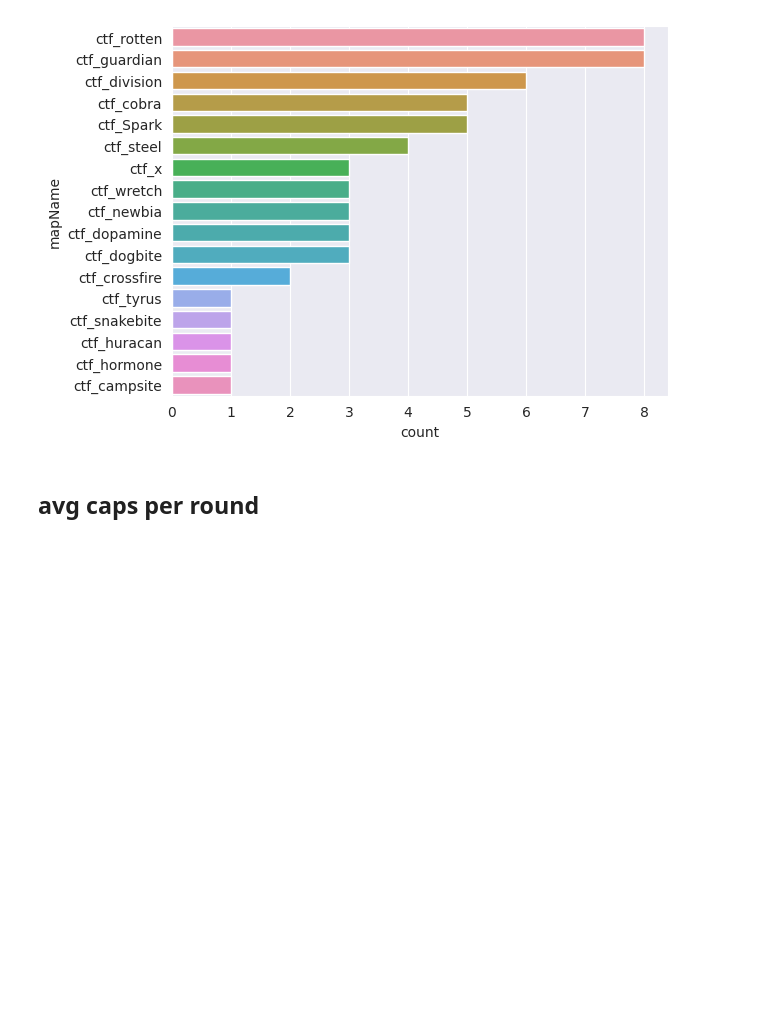
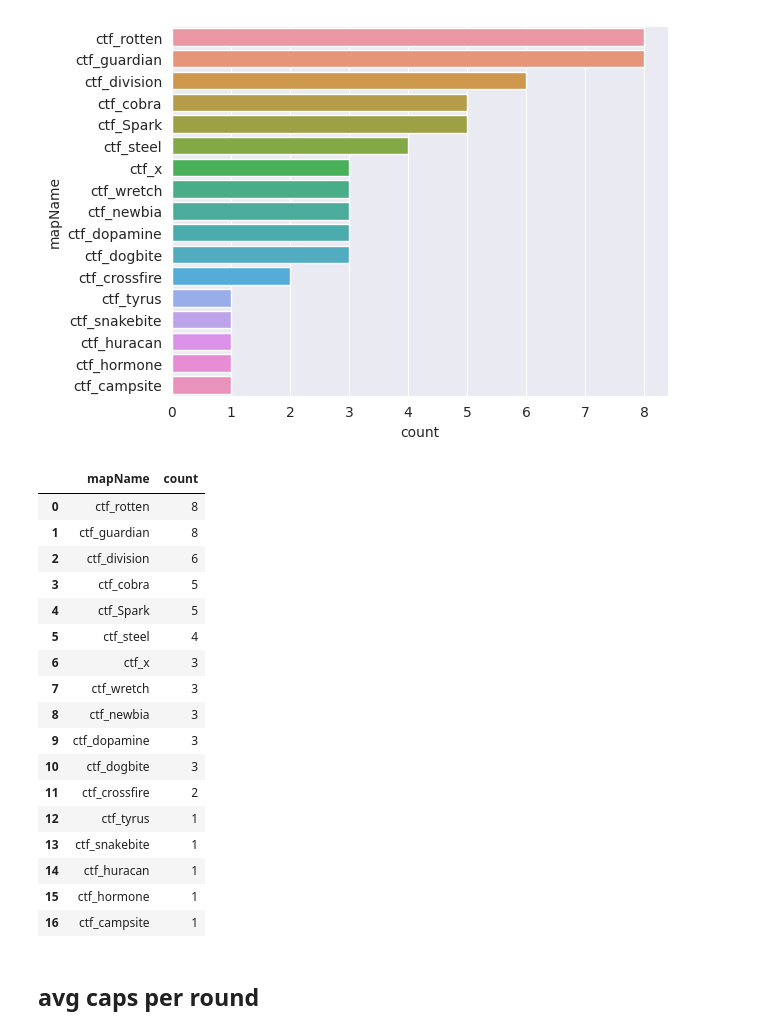
Before and after one commit to s2vndl/s2_1st_tournament_stats, a Jupyter notebook: s2_stats.ipynb, the cells around one changed output. Drawn from its saved outputs; the diff is of its cells as text; code cells hidden in the pictures; blank space fills up the shorter version.

```diff
--- a/s2_stats.ipynb
+++ b/s2_stats.ipynb
@@ -233,8 +231,8 @@ result
 # %% [markdown]
 ## Maps played
 # %%
-result = pd.read_sql_query("select mapName, count(1) as count from round group by mapName order by count desc", con)
-sns.barplot(result,
+result6 = pd.read_sql_query("select mapName, count(1) as count from round group by mapName order by count desc", con)
+sns.barplot(result6,
             y="mapName", x="count")
 # %% [output]
 <AxesSubplot: xlabel='count', ylabel='mapName'>
@@ -244,3 +240,24 @@ result
+# %%
+result6
+# %% [output]
+|  | mapName | count |
+| 0 | ctf_rotten | 8 |
+| 1 | ctf_guardian | 8 |
+| 2 | ctf_division | 6 |
+| 3 | ctf_cobra | 5 |
+| 4 | ctf_Spark | 5 |
+| 5 | ctf_steel | 4 |
+| 6 | ctf_x | 3 |
+| 7 | ctf_wretch | 3 |
+| 8 | ctf_newbia | 3 |
+| 9 | ctf_dopamine | 3 |
+| 10 | ctf_dogbite | 3 |
+| 11 | ctf_crossfire | 2 |
+| 12 | ctf_tyrus | 1 |
+| 13 | ctf_snakebite | 1 |
+| 14 | ctf_huracan | 1 |
+| 15 | ctf_hormone | 1 |
+| 16 | ctf_campsite | 1 |
 # %% [markdown]
 ## avg caps per round
 # %%
```
Also changed, not shown: parts of 22 cells of this notebook.
